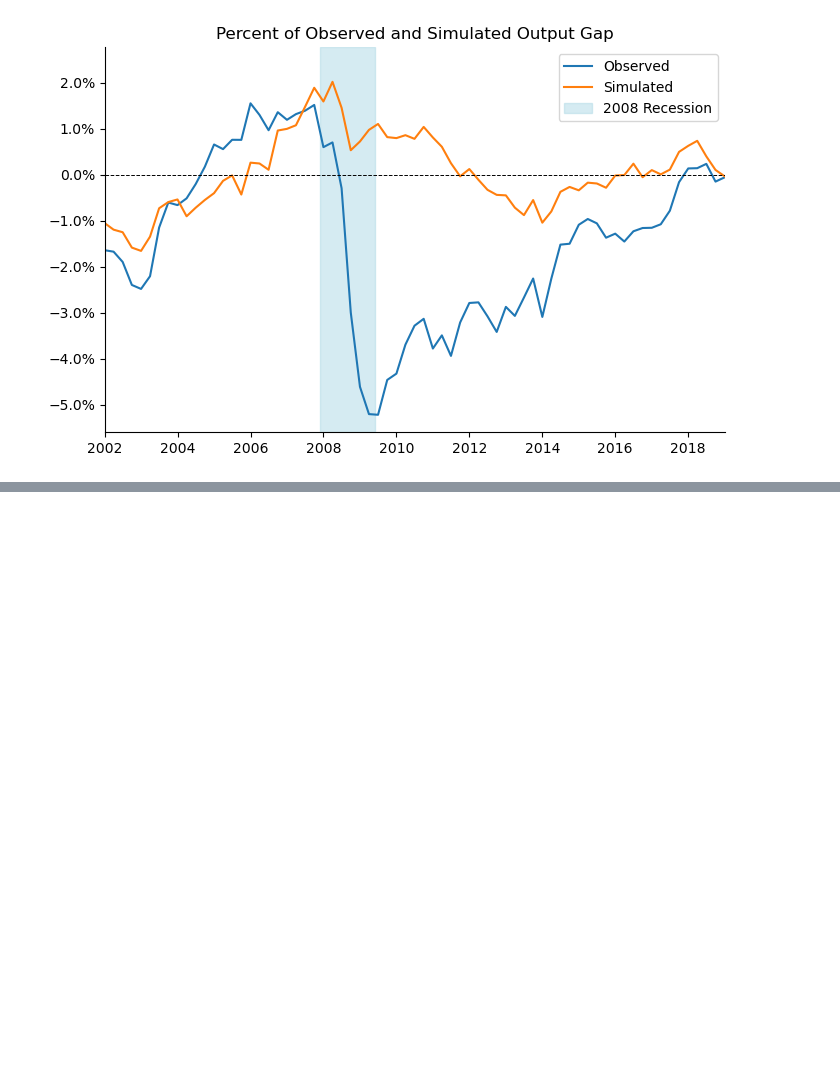
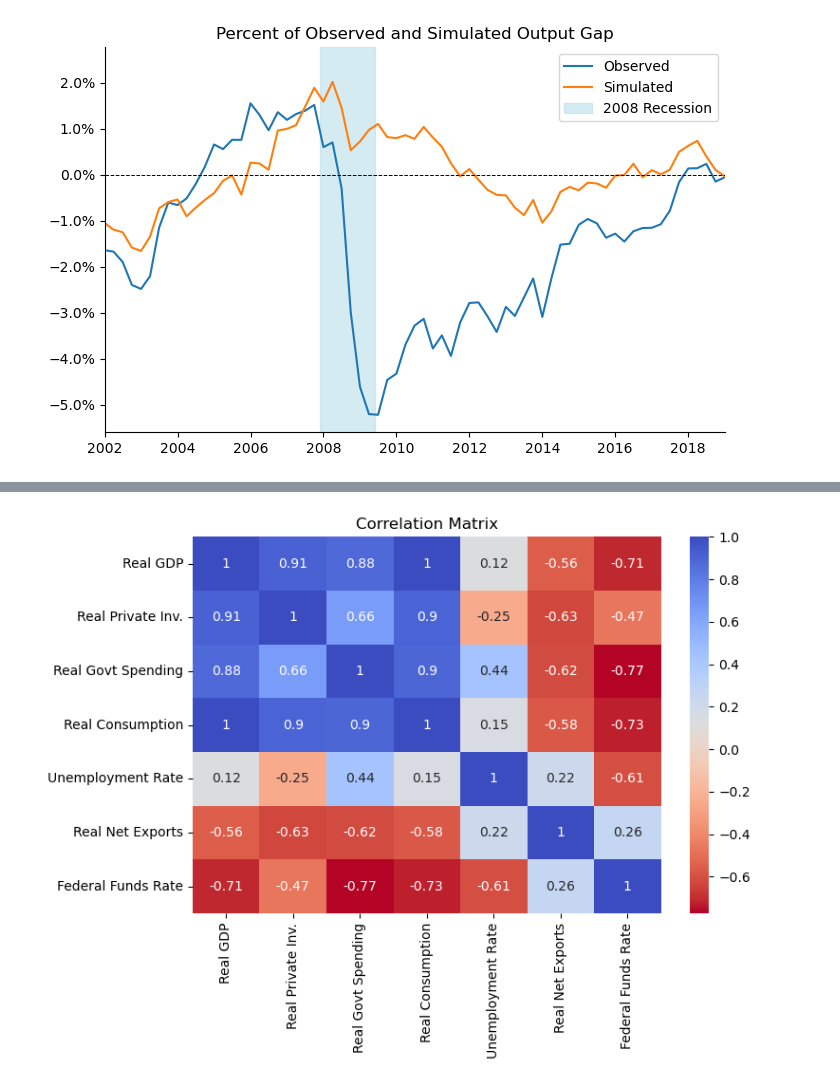
Before and after one commit to linssen2/econ570-project, a Jupyter notebook: output_gap.ipynb, the cells around one changed output, grey strips where cells are left out. Saved outputs shown, nothing was run; the diff lists cells and outputs as text; code cells hidden in the pictures; blank space fills up the shorter version.

```diff
--- a/output_gap.ipynb
+++ b/output_gap.ipynb
@@ -324,0 +318,15 @@ strong multicollinearity or other numerical problems.
+# %%
+# Import seriers id
+
+corr_data = data_q[['real_gdp', 'real_pi', 'real_gov_exp', 'real_pce', 'ue_rate', 'real_net_ex','fed_funds_rate']]
+corr_data.columns = ['Real GDP', 'Real Private Inv.', 'Real Govt Spending',
+                     'Real Consumption', 'Unemployment Rate', 'Real Net Exports','Federal Funds Rate']
+
+# Correlation heatmap
+plt.figure(figsize=(8, 6))
+sns.heatmap(corr_data.corr(), annot=True, cmap='coolwarm_r')
+plt.title('Correlation Matrix')
+plt.tight_layout()
+plt.savefig("correlation_matrix.png", dpi=300)
+# %% [output]
+[figure, added]
```
Also changed, not shown: parts of 5 cells of this notebook.
